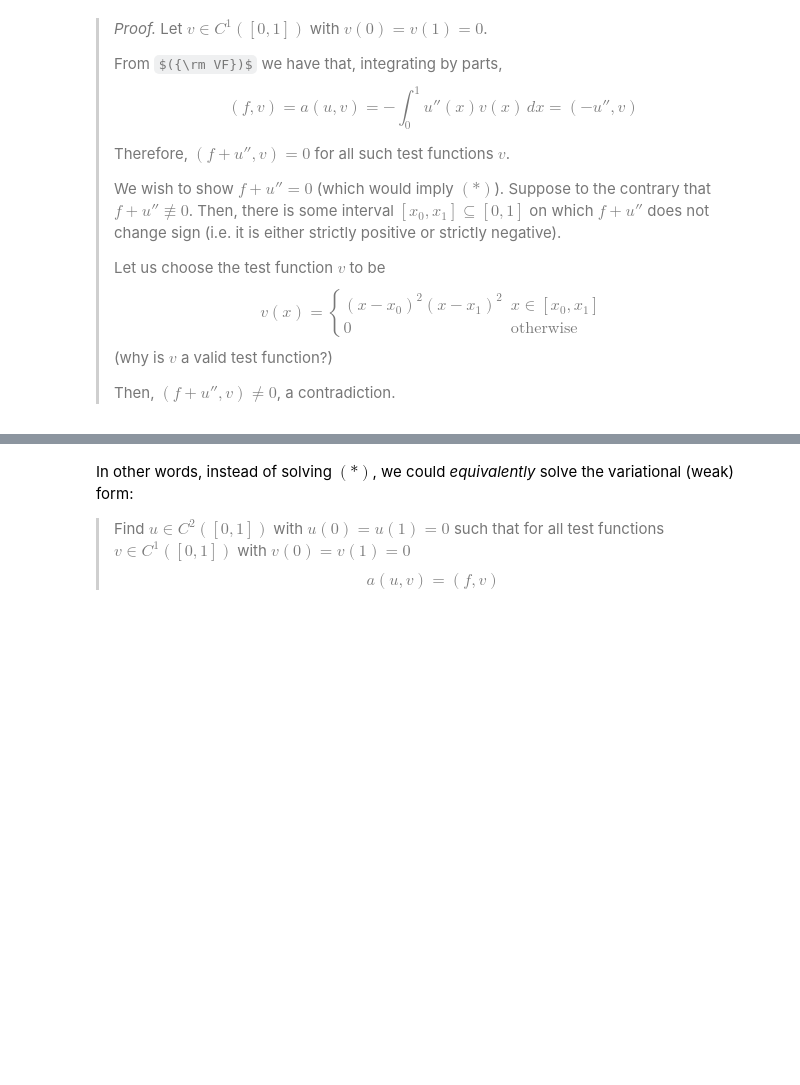
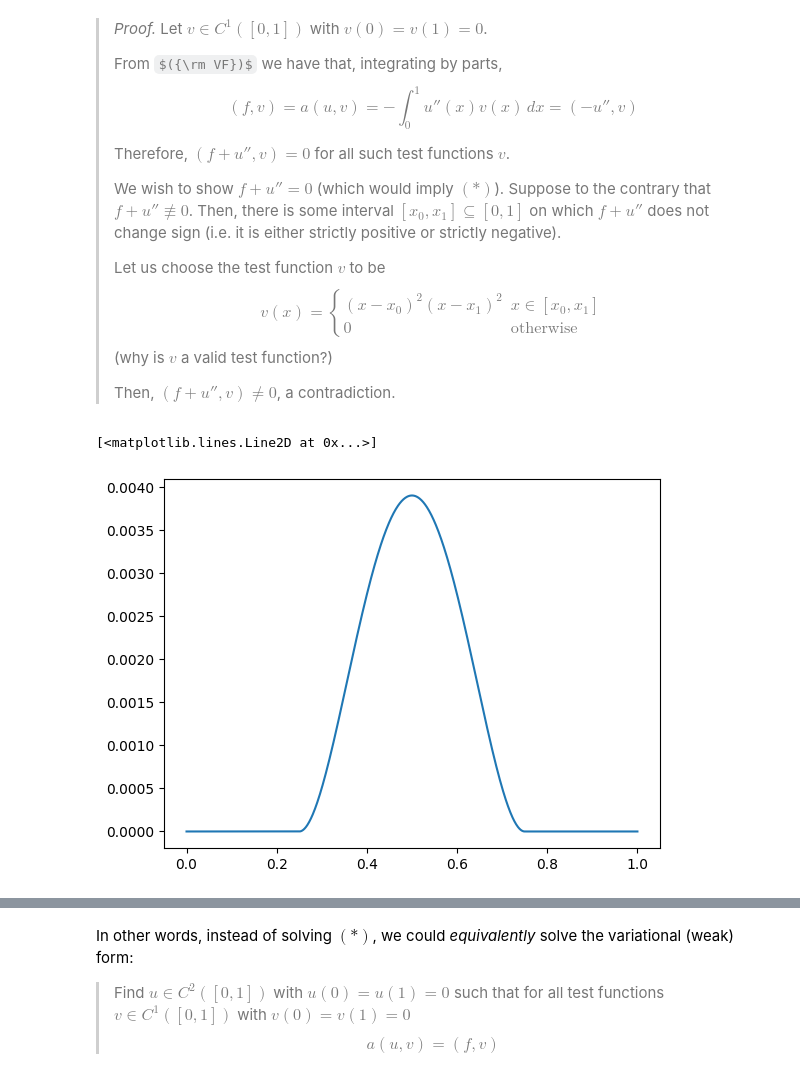
Before and after one commit to pazner/mth-651, a Jupyter notebook: lecture_notebooks/lecture_2.ipynb, the cells around one changed output, grey strips where cells are left out. Cells and saved outputs as stored; diff of their text form; code cells hidden in the pictures; some formulas as TeX source; blank space fills up the shorter version.

```diff
--- a/lecture_notebooks/lecture_2.ipynb
+++ b/lecture_notebooks/lecture_2.ipynb
@@ -85,3 +85,27 @@ Do we know that the variational form is equivalent to our original equation? It
 > (why is $v$ a valid test function?)
 >
 > Then, $(f + u'', v) \neq 0$, a contradiction.
+# %%
+import numpy as np
+import matplotlib.pyplot as plt
+
+# To illustrate the test function defined above, suppose x0 = 0.25, x1 = 0.75
+x0 = 0.25
+x1 = 0.75
+
+n = 1001
+x = np.linspace(0, 1, n)
+y = np.zeros(n)
+
+for i in range(n):
+   if x[i] < x0:
+      y[i] = 0
+   elif x[i] > x1:
+      y[i] = 0
+   else:
+      y[i] = (x[i] - x0)**2 * (x[i] - x1)**2
+
+plt.plot(x, y)
+# %% [output]
+[<matplotlib.lines.Line2D at 0x...>]
+[figure, added]
```
Also changed, not shown: parts of 5 cells of this notebook.
